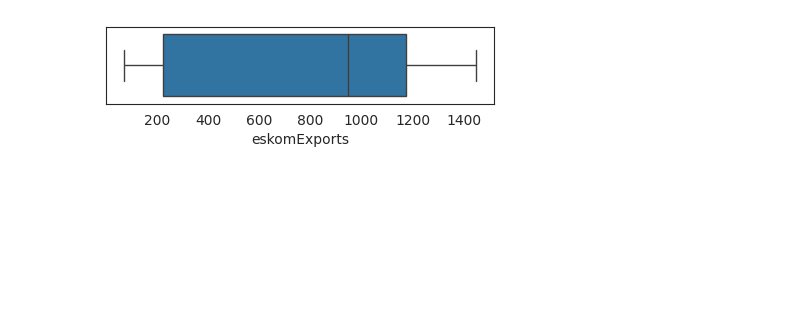
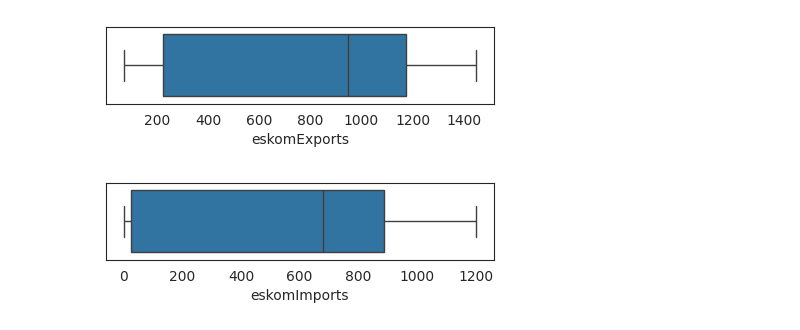
Before and after one commit to MbuyiseloNtando/Electricity-Generated-and-Available-for-Distribution-1985-2024, a Jupyter notebook: Untitled44.ipynb, the cells around one changed output. Drawn from its saved outputs; the diff is of its cells as text; code cells hidden in the pictures; blank space fills up the shorter version.

```diff
--- a/Untitled44.ipynb
+++ b/Untitled44.ipynb
@@ -353,5 +355,10 @@ plt.figure(figsize=(5, 1))
 sns.boxplot(x=data['eskomExports']);
 # %% [output]
 [figure]
+# %%
+plt.figure(figsize=(5, 1))
+sns.boxplot(x=data['eskomImports']);
+# %% [output]
+[figure, added]
 # %%
 plt.figure(figsize=(10, 5))
```
Also changed, not shown: parts of 22 cells of this notebook.
